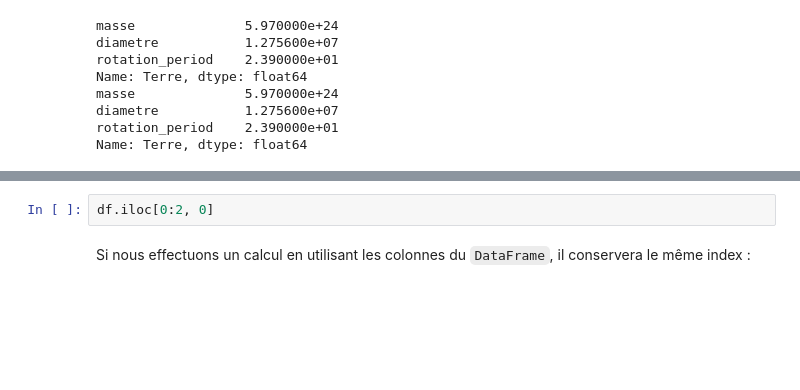
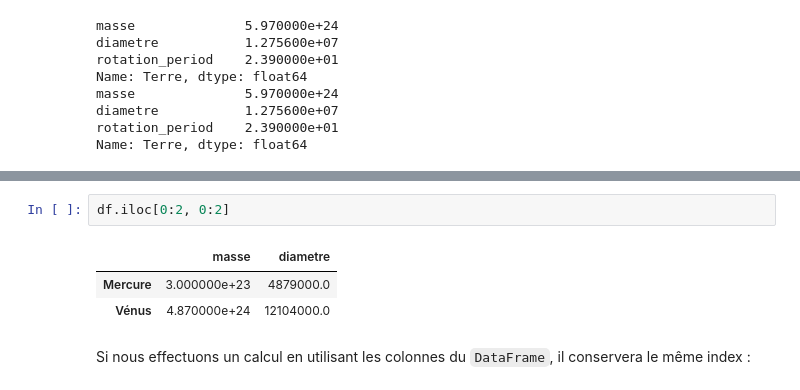
Before and after one commit to Luca-wirthner/2024_Geoinformatique_I, a Jupyter notebook: Geoinformatique_I/IP/Tutoriel_IP/S6_IP_tutoriel.ipynb, the cells around one changed output, grey strips where cells are left out. Cells and saved outputs as stored; diff of their text form; blank space fills up the shorter version.

```diff
--- a/Geoinformatique_I/IP/Tutoriel_IP/S6_IP_tutoriel.ipynb
+++ b/Geoinformatique_I/IP/Tutoriel_IP/S6_IP_tutoriel.ipynb
@@ -192,5 +194,9 @@ df.loc['Terre', 'masse']
 # %%
-df.iloc[0:2, 0]
+df.iloc[0:2, 0:2]
+# %% [output]
+|  | masse | diametre |
+| Mercure | 3.000000e+23 | 4879000.0 |
+| Vénus | 4.870000e+24 | 12104000.0 |
 # %% [markdown]
 Si nous effectuons un calcul en utilisant les colonnes du `DataFrame`, il conservera le même index :
 # %%
```
Also changed, not shown: parts of 3 cells of this notebook.
